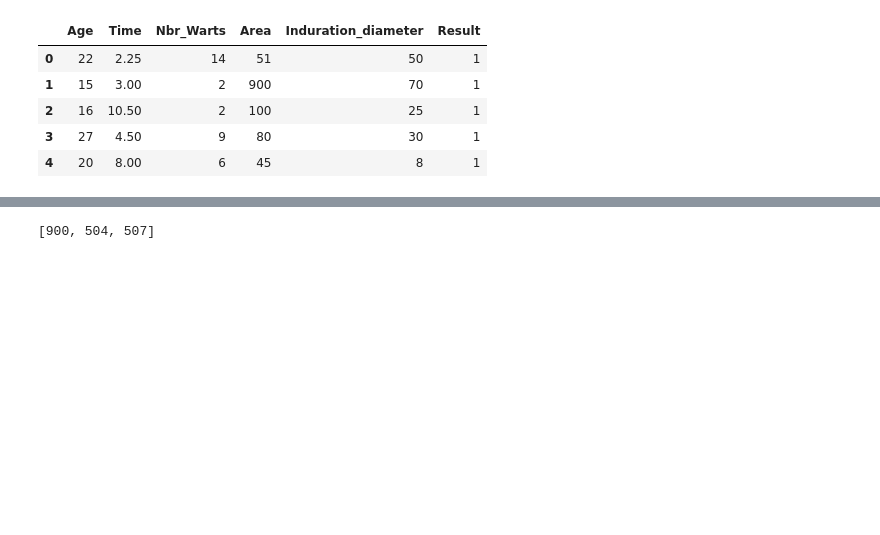
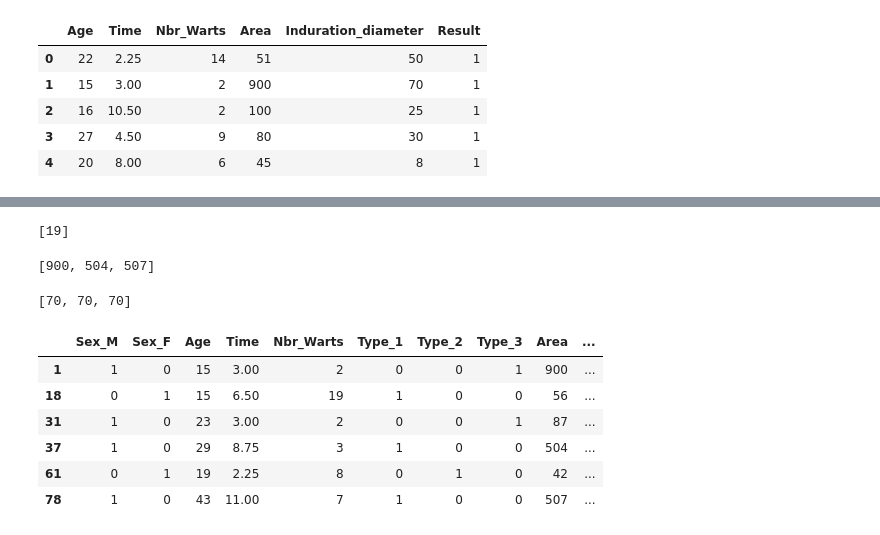
Before and after one commit to DunkMasterMehdi/Projet_ML, a Jupyter notebook: Classification/Classification.ipynb, the cells around one changed output, grey strips where cells are left out. Drawn from its saved outputs; the diff is of its cells as text; code cells hidden in the pictures; blank space fills up the shorter version.

```diff
--- a/Classification/Classification.ipynb
+++ b/Classification/Classification.ipynb
@@ -212,4 +175,8 @@ def detect_outliers(data):
             outilers.append(i)
 
     return outilers
+# %%
+detect_outliers(df['Nbr_Warts'])
+# %% [output]
+[19]
 # %%
@@ -220,0 +186,18 @@ detect_outliers(df2['Area'])
+# %%
+detect_outliers(df['Induration_diameter'])
+# %% [output]
+[70, 70, 70]
+# %%
+#Les autres attributs ont été testés et ils contiennent pas de outliers
+df_outliers = df[df['Nbr_Warts'] == 19].append(df[df['Area'] == 900]).append(df[df['Area'] == 504]).append(df[df['Area'] == 507]).append(df[df['Induration_diameter'] == 70])
+df_outliers = df_outliers.drop_duplicates()
+df_outliers = df_outliers.sort_index()
+df_outliers
+# %% [output]
+|  | Sex_M | Sex_F | Age | Time | Nbr_Warts | Type_1 | Type_2 | Type_3 | Area | ... |
+| 1 | 1 | 0 | 15 | 3.00 | 2 | 0 | 0 | 1 | 900 | ... |
+| 18 | 0 | 1 | 15 | 6.50 | 19 | 1 | 0 | 0 | 56 | ... |
+| 31 | 1 | 0 | 23 | 3.00 | 2 | 0 | 0 | 1 | 87 | ... |
+| 37 | 1 | 0 | 29 | 8.75 | 3 | 1 | 0 | 0 | 504 | ... |
+| 61 | 0 | 1 | 19 | 2.25 | 8 | 0 | 1 | 0 | 42 | ... |
+| 78 | 1 | 0 | 43 | 11.00 | 7 | 1 | 0 | 0 | 507 | ... |
```
Also changed, not shown: parts of 34 cells of this notebook.
